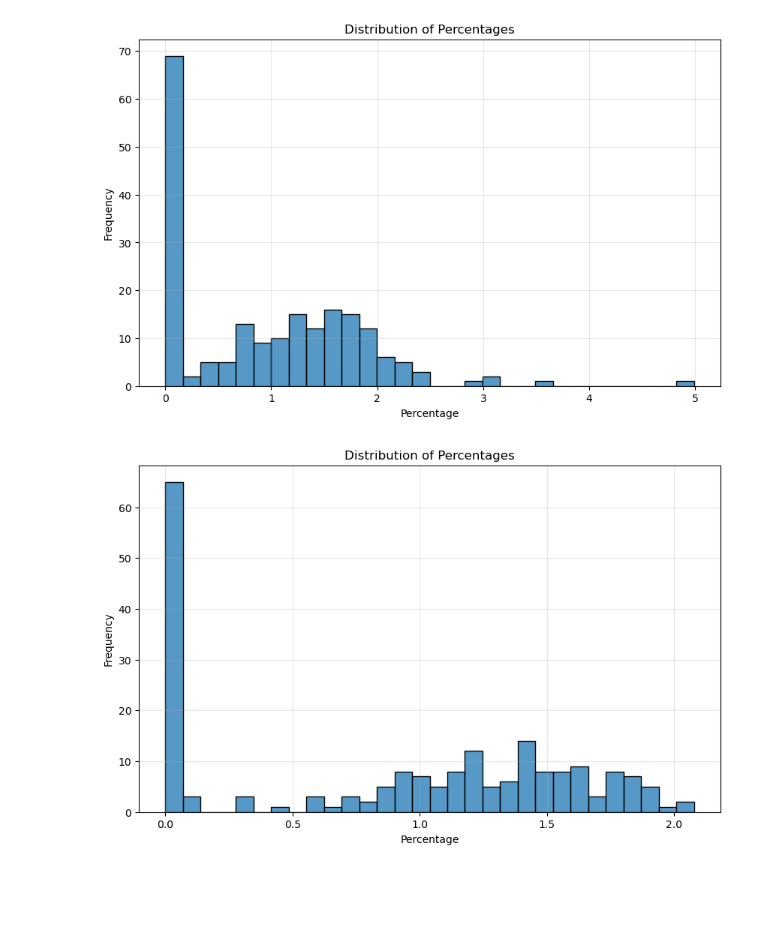
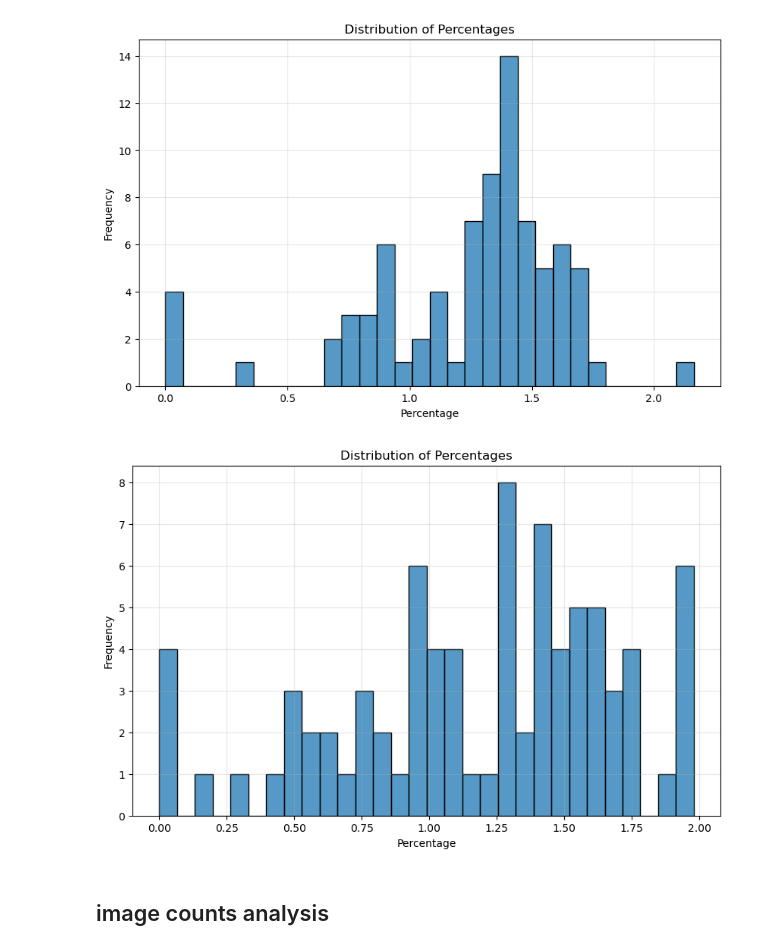
Before and after one commit to HenryXII/Faithful-CBM, a Jupyter notebook: evaluate_spatial.ipynb, the cells around one changed output. Drawn from its saved outputs; the diff is of its cells as text; code cells hidden in the pictures; blank space fills up the shorter version.

Commit message:
ReadMe done for checkpoint

```diff
--- a/evaluate_spatial.ipynb
+++ b/evaluate_spatial.ipynb
@@ -4,7 +4,8 @@ import json
 from IPython.display import display, Markdown
 import pandas as pd
 # %%
-vlg_df = pd.read_csv('outputs/vlg_cbm_concepts_refine_faithfulness.csv')
+df_2 = pd.read_csv('outputs/vlg_cbm_faithfulness.csv')
+df_1 = pd.read_csv('outputs/vlg_cbm_v3.csv')
 # vlg_df = pd.read_csv('outputs/vlg_cbm_faithfulness.csv')
 # lf_df = pd.read_csv('outputs/cub_lf_cbm_faithfulness.csv')
 # %%
@@ -56,5 +80,5 @@ vlg_df[vlg_df["iou"]==0][:50]
 # %%
-merged_df = pd.merge(vlg_df, lf_df, on='concept', how='inner', suffixes=('_vlg', '_lf'))
+merged_df = pd.merge(df_1, df_2, on='concept', how='inner', suffixes=('_1', '_2'))
 # %%
 merged_df.describe()
 # %% [output]
@@ -128,21 +123,23 @@ import matplotlib.pyplot as plt
 import seaborn as sns
 
 plt.figure(figsize=(10, 6))
-sns.histplot(data=merged_df, x="saliency_ratio_vlg", bins=30)
+sns.histplot(data=merged_df, x="saliency_ratio_1", bins=30)
 plt.title("Distribution of Percentages")
 plt.xlabel("Percentage")
 plt.ylabel("Frequency")
 plt.grid(True, alpha=0.3)
 plt.show()
 # %% [output]
-[figure, old version]
+[figure, new version]
 # %%
 plt.figure(figsize=(10, 6))
-sns.histplot(data=merged_df, x="saliency_ratio_lf", bins=30)
+sns.histplot(data=merged_df, x="saliency_ratio_2", bins=30)
 plt.title("Distribution of Percentages")
 plt.xlabel("Percentage")
 plt.ylabel("Frequency")
 plt.grid(True, alpha=0.3)
 plt.show()
 # %% [output]
-[figure, old version]
+[figure, new version]
+# %% [markdown]
+## image counts analysis
```
Also changed, not shown: parts of 9 cells of this notebook, 2 other files.
